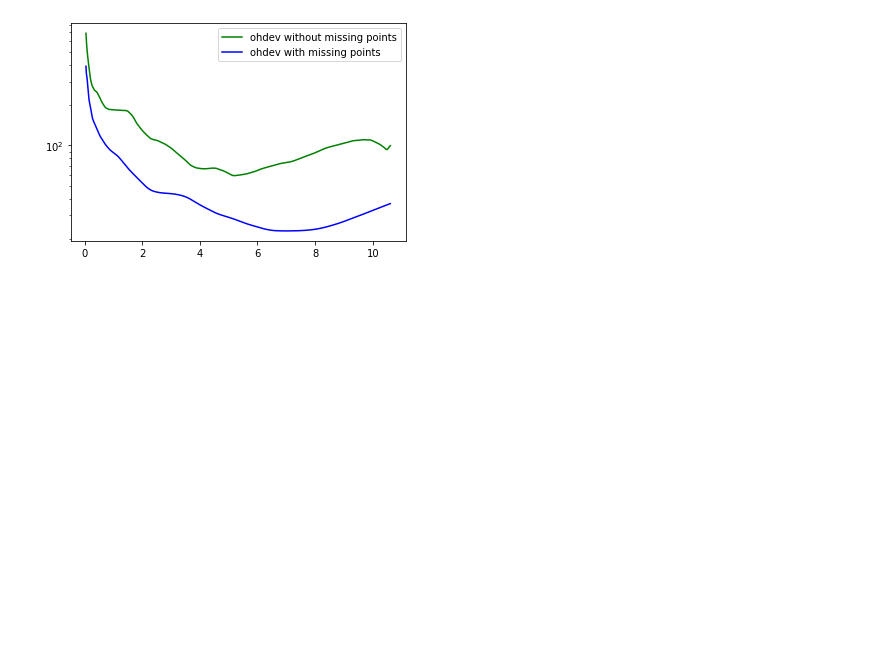
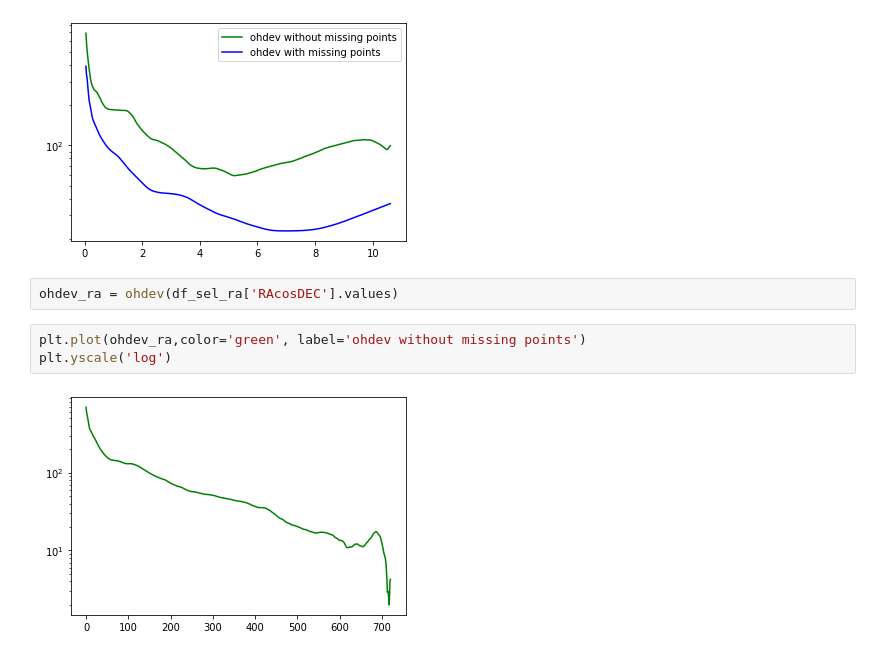
Before and after one commit to verasha/radio-sources, a Jupyter notebook: 1803+784_hadamard.ipynb, the cells around one changed output. Saved outputs shown, nothing was run; the diff lists cells and outputs as text; blank space fills up the shorter version.

```diff
--- a/1803+784_hadamard.ipynb
+++ b/1803+784_hadamard.ipynb
@@ -407,3 +407,10 @@ plt.show
 # %% [output]
 <function matplotlib.pyplot.show(*args, **kw)>
 [figure]
+# %%
+ohdev_ra = ohdev(df_sel_ra['RAcosDEC'].values)
+# %%
+plt.plot(ohdev_ra,color='green', label='ohdev without missing points')
+plt.yscale('log')
+# %% [output]
+[figure, added]
```
Also changed, not shown: parts of 1 cell of this notebook.
